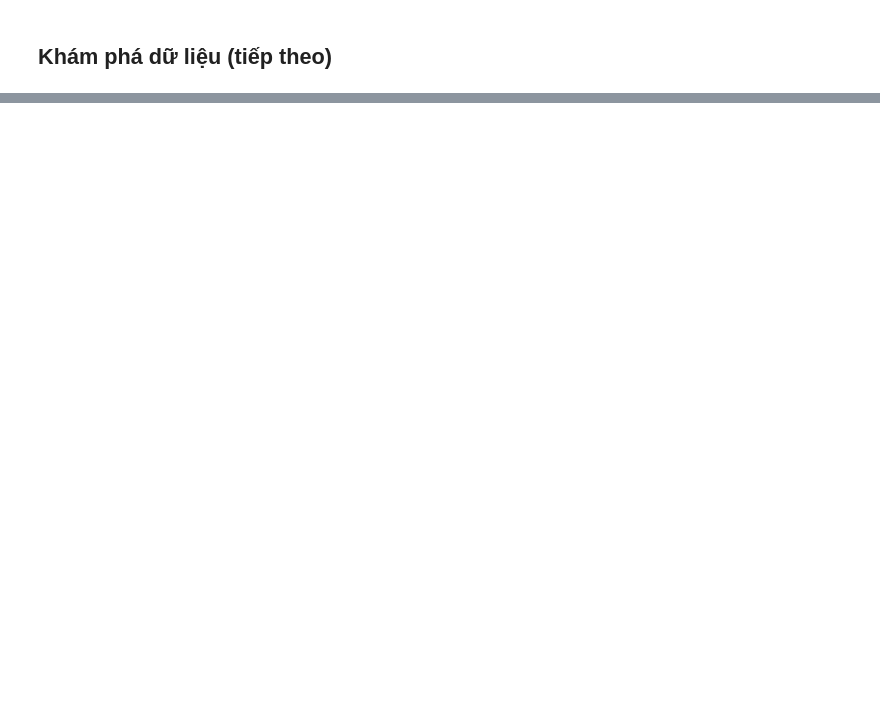
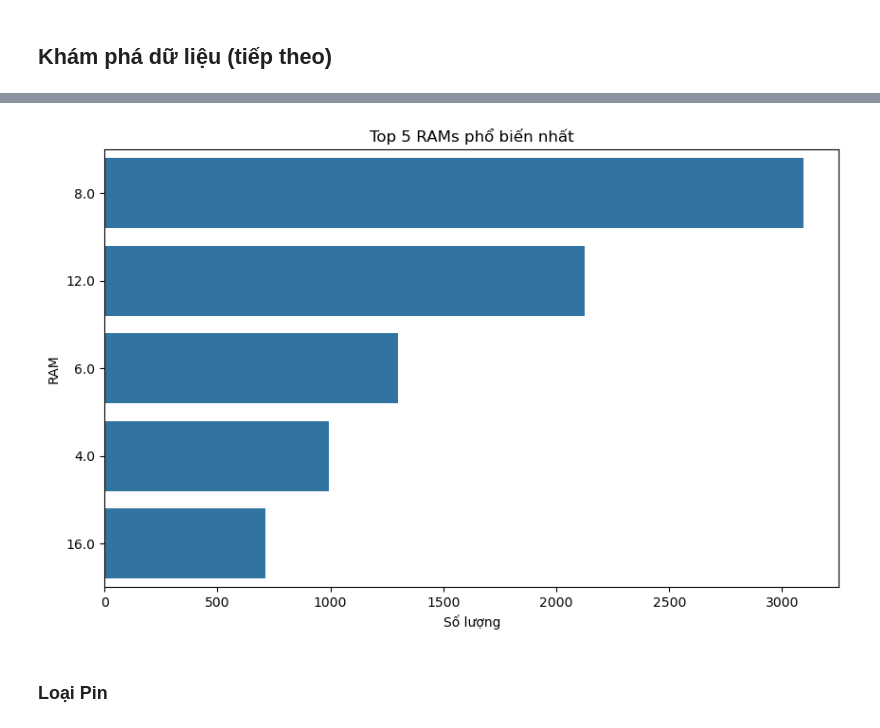
Before and after one commit to Yogurt01/G2_IntroToDataScience_CQ2022-21_Lab, a Jupyter notebook: notebooks/2.2-data-exploring.ipynb, the cells around one changed output, grey strips where cells are left out. Cells and saved outputs as stored; diff of their text form; code cells hidden in the pictures; blank space fills up the shorter version.

```diff
--- a/notebooks/2.2-data-exploring.ipynb
+++ b/notebooks/2.2-data-exploring.ipynb
@@ -281,0 +365,16 @@ cat_col_info_df
+# %%
+# Nếu có giá mới mà không có giá cũ thì giá trị của cả 2 cột là bằng nhau
+data['gia_cu'] = data['gia_cu'].fillna(data['gia_moi'])
+
+data['gia_moi'] = data['gia_moi'].fillna(data['gia_cu'])
+
+# Đối với các cột còn lại, ta sẽ điền giá trị bằng -1
+data['gia_cu'] = data['gia_cu'].fillna(-1)
+data['gia_moi'] = data['gia_moi'].fillna(-1)
+
+# Kiểm tra lại missing values
+missing_values_1 = data['gia_cu'].isnull().sum()
+missing_values_2 = data['gia_moi'].isnull().sum()
+
+print(f"Missing values in 'gia_cu': {missing_values_1}")
+print(f"Missing values in 'gia_moi': {missing_values_2}")
@@ -281,0 +430,6 @@ cat_col_info_df
+# %%
+# Định dạng lại cột 'hang_dien_thoai'
+data['hang_dien_thoai'] = data['hang_dien_thoai'].str.replace(' ', '_').str.lower()
+
+# Viết hoa chữ cái đầu tiên của mỗi từ trong cột 'hang_dien_thoai'
+data['hang_dien_thoai'] = data['hang_dien_thoai'].str.title()
@@ -281,0 +442,4 @@ cat_col_info_df
+# %%
+# In ra các giá trị của cột 'hang_dien_thoai' và giá trị của mỗi loại
+brand_counts = data['hang_dien_thoai'].value_counts()
+print(brand_counts)
@@ -281,0 +464,8 @@ cat_col_info_df
+# %%
+# Đối với các giá trị có số lượng ít hơn 10, ta sẽ gộp chúng lại thành một giá trị 'Other'
+threshold = 10
+data['hang_dien_thoai'] = data['hang_dien_thoai'].apply(lambda x: x if brand_counts[x] >= threshold else 'Other')
+
+# In ra số lượng các hãng điện thoại sau khi gộp
+phone_brands = data['hang_dien_thoai'].nunique()
+print(f"Number of phone brands after merging: {phone_brands}")
@@ -281,0 +535,12 @@ cat_col_info_df
+# %%
+# Vẽ biểu đồ số RAM phổ biến nhất (top 5)
+plt.figure(figsize=(10, 6))
+sns.countplot(y='ram', data=data, order=data['ram'].value_counts().iloc[:5].index)
+plt.title('Top 5 RAMs phổ biến nhất')
+plt.xlabel('Số lượng')
+plt.ylabel('RAM')
+plt.show()
+# %% [output]
+[figure, added]
+# %% [markdown]
+### Loại Pin
```
Also changed, not shown: parts of 29 cells of this notebook.
